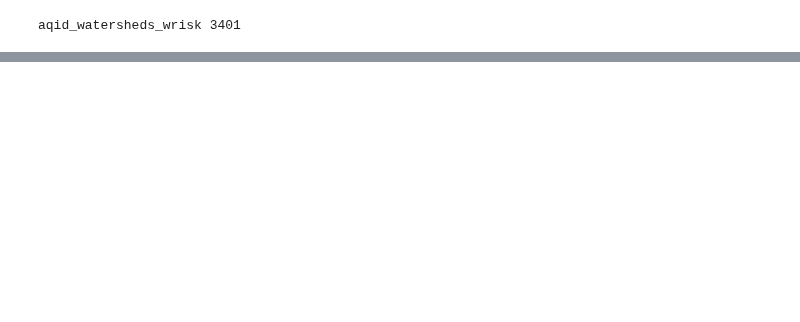
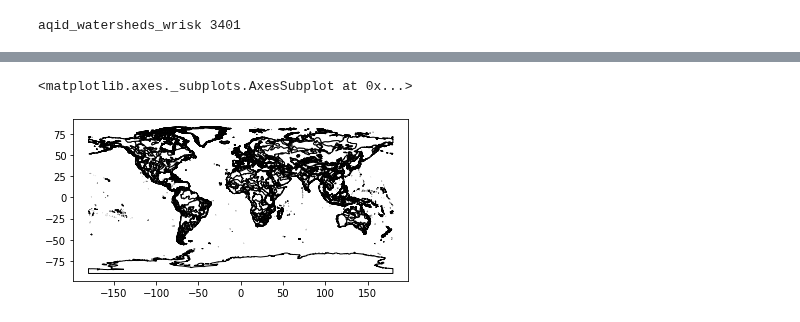
Before and after one commit to Global-Flood-Assessment/ModelOfModels, a Jupyter notebook: data/scratchbook.ipynb, the cells around one changed output, grey strips where cells are left out. Drawn from its saved outputs; the diff is of its cells as text; code cells hidden in the pictures; blank space fills up the shorter version.

Commit message:
load watersheds data using geopandas

```diff
--- a/data/scratchbook.ipynb
+++ b/data/scratchbook.ipynb
@@ -128,14 +129,19 @@ plt.show()
 [interactive output not drawn]
 [interactive output not drawn]
 # %%
-watersheds = 'WRIWatersheds.gdb'
+watersheds_gdb = 'WRIWatersheds.gdb'
 # ogrinfo WRIWatersheds.gdb/
 #1: aqid_watersheds_wrisk (Multi Polygon)
 from osgeo import ogr
 driver = ogr.GetDriverByName('OpenFileGDB')
-ds = driver.Open(watersheds,0)
+ds = driver.Open(watersheds_gdb,0)
 layer = ds.GetLayer()
 featureCount = layer.GetFeatureCount()
 print(layer.GetName(),featureCount)
 # %% [output]
 aqid_watersheds_wrisk 3401
+# %%
+# use geopandas
+import geopandas
+watersheds = geopandas.read_file(watersheds_gdb)
+watersheds.head()
@@ -141,0 +155,5 @@ aqid_watersheds_wrisk 3401
+# %%
+watersheds.plot(color='white', edgecolor='black')
+# %% [output]
+<matplotlib.axes._subplots.AxesSubplot at 0x...>
+[figure, added]
```
Also changed, not shown: parts of 5 cells of this notebook.
